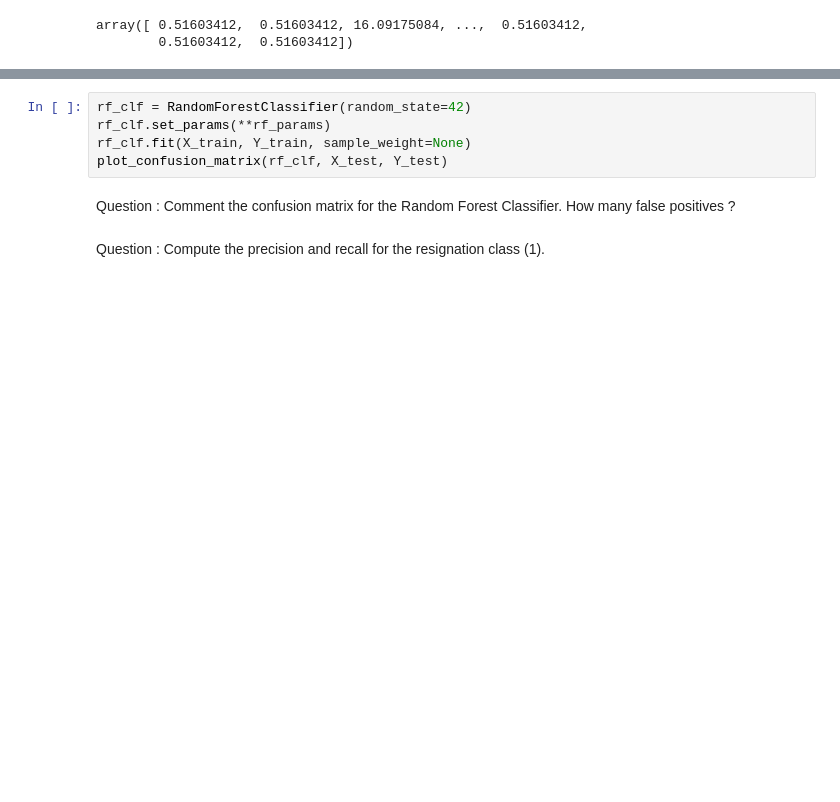
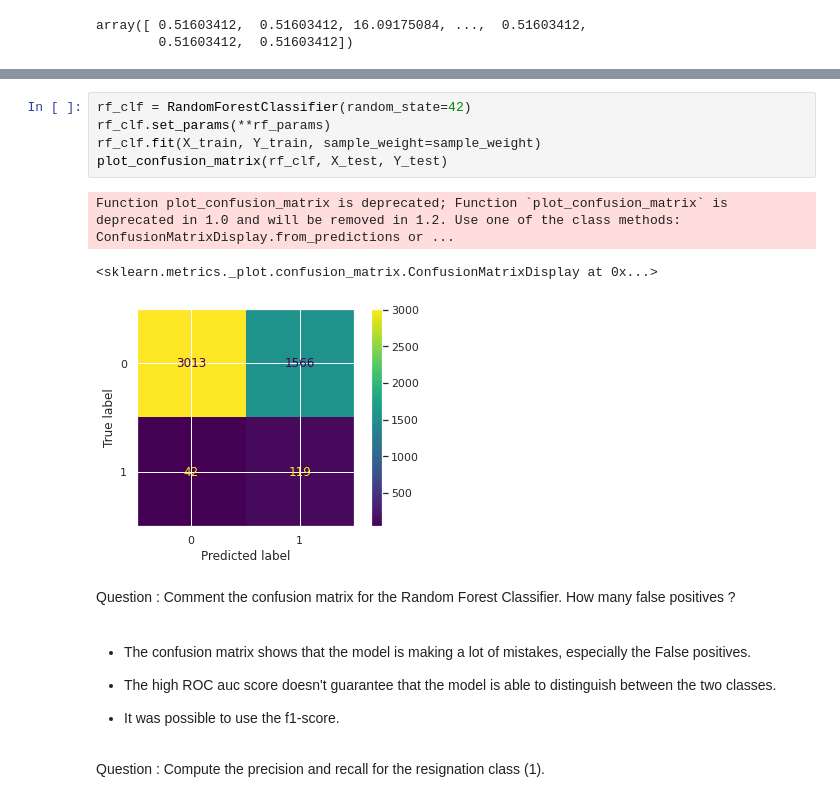
Before and after one commit to Mustapha-AJEGHRIR/XAI_final, a Jupyter notebook: XAI_Notebook.ipynb, the cells around one changed output, grey strips where cells are left out. Saved outputs shown, nothing was run; the diff lists cells and outputs as text; blank space fills up the shorter version.

```diff
--- a/XAI_Notebook.ipynb
+++ b/XAI_Notebook.ipynb
@@ -545,9 +547,19 @@ rf_params = study.best_trial.params
 # %%
 rf_clf = RandomForestClassifier(random_state=42)
 rf_clf.set_params(**rf_params)
-rf_clf.fit(X_train, Y_train, sample_weight=None)
+rf_clf.fit(X_train, Y_train, sample_weight=sample_weight)
 plot_confusion_matrix(rf_clf, X_test, Y_test)
+# %% [output]
+Function plot_confusion_matrix is deprecated; Function `plot_confusion_matrix` is deprecated in 1.0 and will be removed in 1.2. Use one of the class methods: ConfusionMatrixDisplay.from_predictions or ...
+<sklearn.metrics._plot.confusion_matrix.ConfusionMatrixDisplay at 0x...>
+[figure, added]
 # %% [markdown]
 Question : Comment the confusion matrix for the Random Forest Classifier. How many false positives ?
+# %% [markdown]
+- The confusion matrix shows that the model is making a lot of mistakes, especially the False positives.
+
+- The high ROC auc score doesn't guarantee that the model is able to distinguish between the two classes.
+
+- It was possible to use the f1-score.
 # %% [markdown]
 Question : Compute the precision and recall for the resignation class (1).
```
Also changed, not shown: parts of 23 cells of this notebook.
